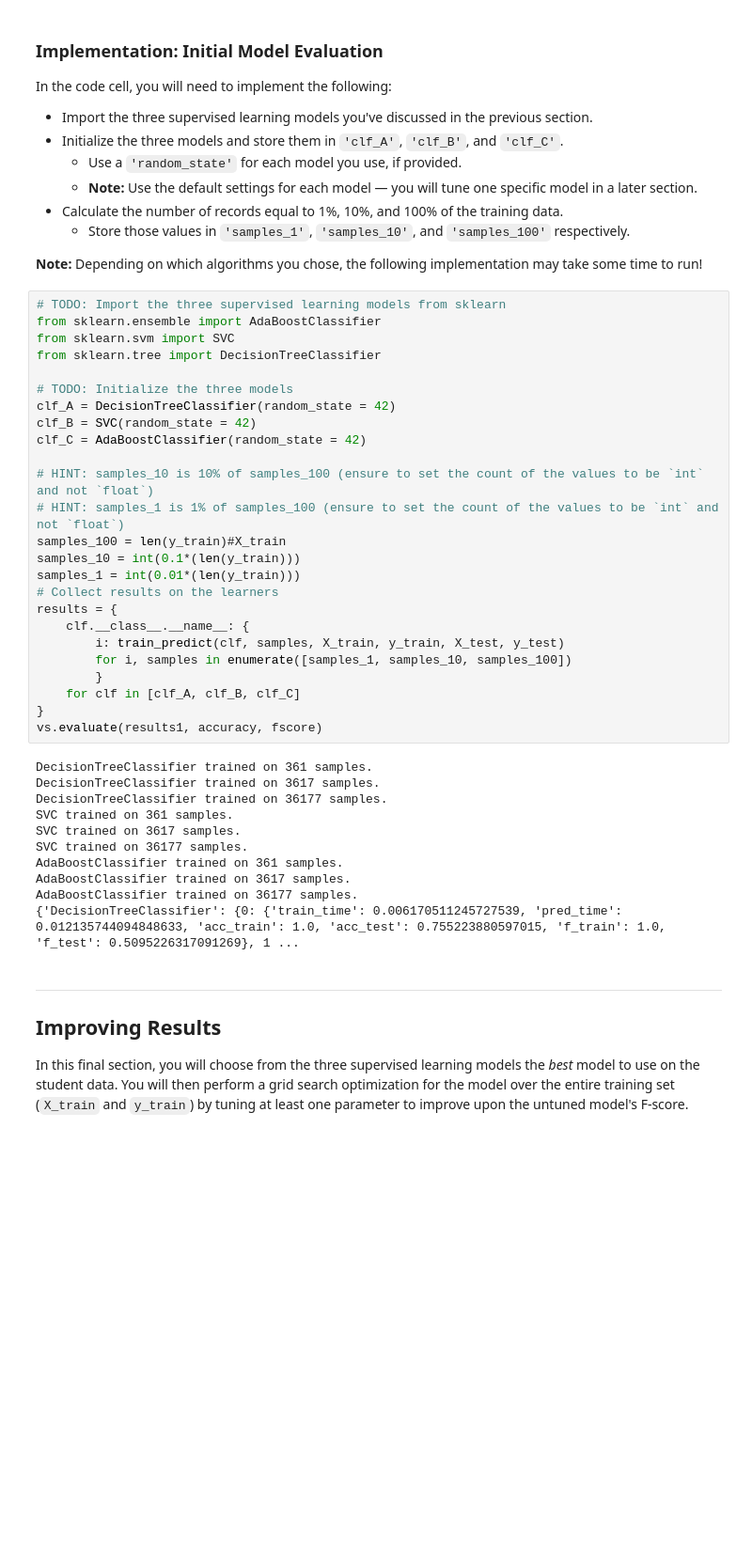
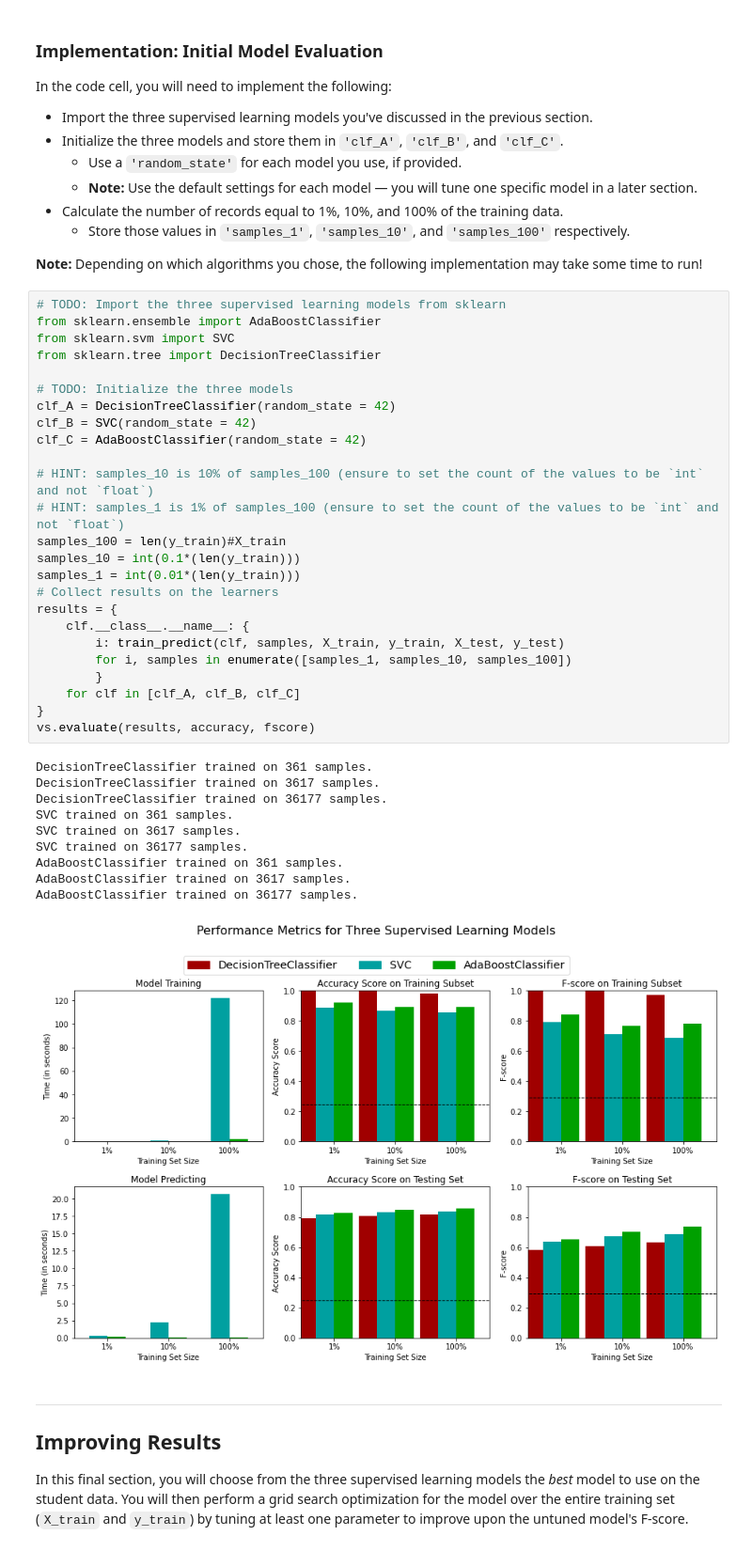
Before and after one commit to ahmedag91/Charity-ML, a Jupyter notebook: finding_donors.ipynb, the cells around one changed output. Shown at 94% size. Saved outputs shown, nothing was run; the diff lists cells and outputs as text; blank space fills up the shorter version.

```diff
--- a/finding_donors.ipynb
+++ b/finding_donors.ipynb
@@ -410,35 +419,35 @@ from sklearn.svm import SVC
 from sklearn.tree import DecisionTreeClassifier
 
 # TODO: Initialize the three models
 clf_A = DecisionTreeClassifier(random_state = 42)
 clf_B = SVC(random_state = 42)
 clf_C = AdaBoostClassifier(random_state = 42)
 
 # HINT: samples_10 is 10% of samples_100 (ensure to set the count of the values to be `int` and not `float`)
 # HINT: samples_1 is 1% of samples_100 (ensure to set the count of the values to be `int` and not `float`)
 samples_100 = len(y_train)#X_train
 samples_10 = int(0.1*(len(y_train)))
 samples_1 = int(0.01*(len(y_train)))
 # Collect results on the learners
 results = {
     clf.__class__.__name__: {
         i: train_predict(clf, samples, X_train, y_train, X_test, y_test)
         for i, samples in enumerate([samples_1, samples_10, samples_100])
         }
     for clf in [clf_A, clf_B, clf_C]
 }
-vs.evaluate(results1, accuracy, fscore)
+vs.evaluate(results, accuracy, fscore)
 # %% [output]
 DecisionTreeClassifier trained on 361 samples.
 DecisionTreeClassifier trained on 3617 samples.
 DecisionTreeClassifier trained on 36177 samples.
 SVC trained on 361 samples.
 SVC trained on 3617 samples.
 SVC trained on 36177 samples.
 AdaBoostClassifier trained on 361 samples.
 AdaBoostClassifier trained on 3617 samples.
 AdaBoostClassifier trained on 36177 samples.
-{'DecisionTreeClassifier': {0: {'train_time': 0.006170511245727539, 'pred_time': 0.012135744094848633, 'acc_train': 1.0, 'acc_test': 0.755223880597015, 'f_train': 1.0, 'f_test': 0.5095226317091269}, 1 ...
+[figure, added]
 # %% [markdown]
 ----
 ## Improving Results
```
Also changed, not shown: parts of 11 cells of this notebook.
